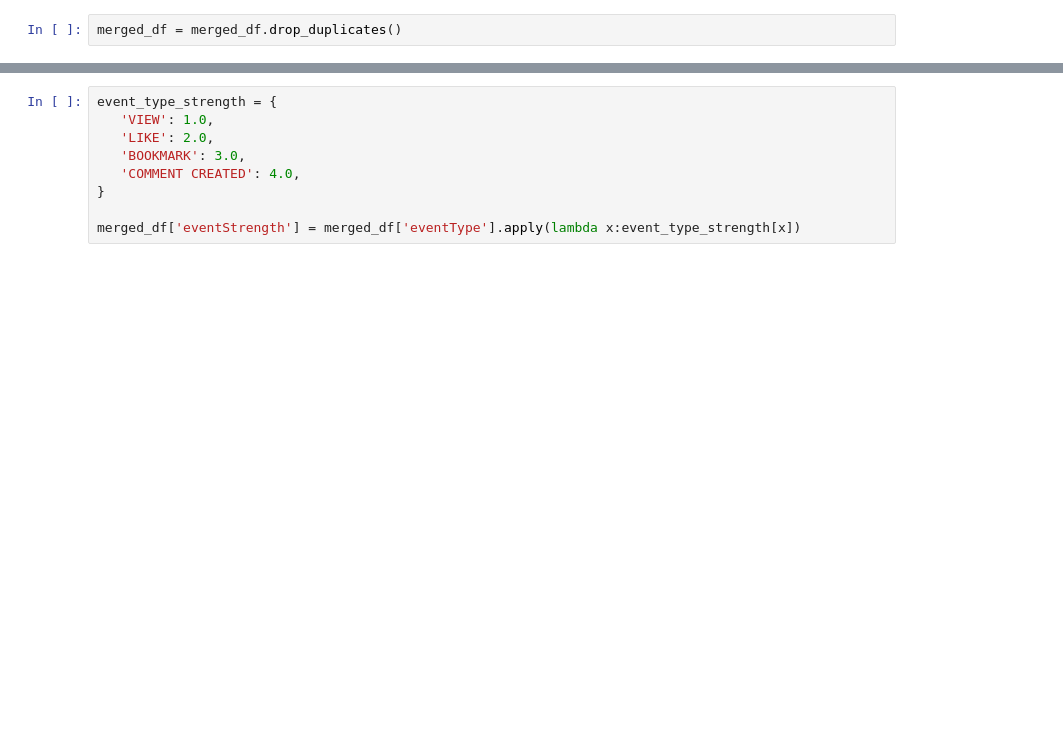
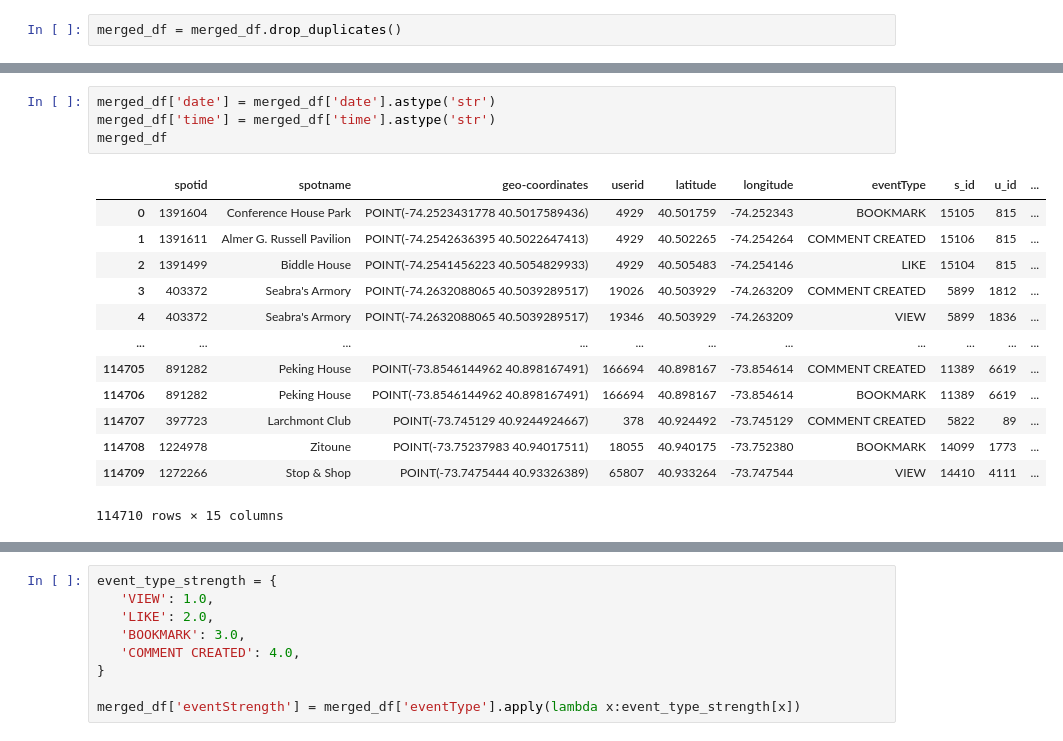
Before and after one commit to prachiacharya01/SneakPeek, a Jupyter notebook: Recommendation.ipynb, the cells around one changed output, grey strips where cells are left out. Drawn from its saved outputs; the diff is of its cells as text; blank space fills up the shorter version.

```diff
--- a/Recommendation.ipynb
+++ b/Recommendation.ipynb
@@ -101,0 +143,18 @@ Strength evaluation on the basis of selected event
+# %%
+merged_df['date'] = merged_df['date'].astype('str')
+merged_df['time'] = merged_df['time'].astype('str')
+merged_df
+# %% [output]
+|  | spotid | spotname | geo-coordinates | userid | latitude | longitude | eventType | s_id | u_id | ... |
+| 0 | 1391604 | Conference House Park | POINT(-74.2523431778 40.5017589436) | 4929 | 40.501759 | -74.252343 | BOOKMARK | 15105 | 815 | ... |
+| 1 | 1391611 | Almer G. Russell Pavilion | POINT(-74.2542636395 40.5022647413) | 4929 | 40.502265 | -74.254264 | COMMENT CREATED | 15106 | 815 | ... |
+| 2 | 1391499 | Biddle House | POINT(-74.2541456223 40.5054829933) | 4929 | 40.505483 | -74.254146 | LIKE | 15104 | 815 | ... |
+| 3 | 403372 | Seabra's Armory | POINT(-74.2632088065 40.5039289517) | 19026 | 40.503929 | -74.263209 | COMMENT CREATED | 5899 | 1812 | ... |
+| 4 | 403372 | Seabra's Armory | POINT(-74.2632088065 40.5039289517) | 19346 | 40.503929 | -74.263209 | VIEW | 5899 | 1836 | ... |
+| ... | ... | ... | ... | ... | ... | ... | ... | ... | ... | ... |
+| 114705 | 891282 | Peking House | POINT(-73.8546144962 40.898167491) | 166694 | 40.898167 | -73.854614 | COMMENT CREATED | 11389 | 6619 | ... |
+| 114706 | 891282 | Peking House | POINT(-73.8546144962 40.898167491) | 166694 | 40.898167 | -73.854614 | BOOKMARK | 11389 | 6619 | ... |
+| 114707 | 397723 | Larchmont Club | POINT(-73.745129 40.9244924667) | 378 | 40.924492 | -73.745129 | COMMENT CREATED | 5822 | 89 | ... |
+| 114708 | 1224978 | Zitoune | POINT(-73.75237983 40.94017511) | 18055 | 40.940175 | -73.752380 | BOOKMARK | 14099 | 1773 | ... |
+| 114709 | 1272266 | Stop & Shop | POINT(-73.7475444 40.93326389) | 65807 | 40.933264 | -73.747544 | VIEW | 14410 | 4111 | ... |
+114710 rows × 15 columns
```
Also changed, not shown: parts of 43 cells of this notebook.
